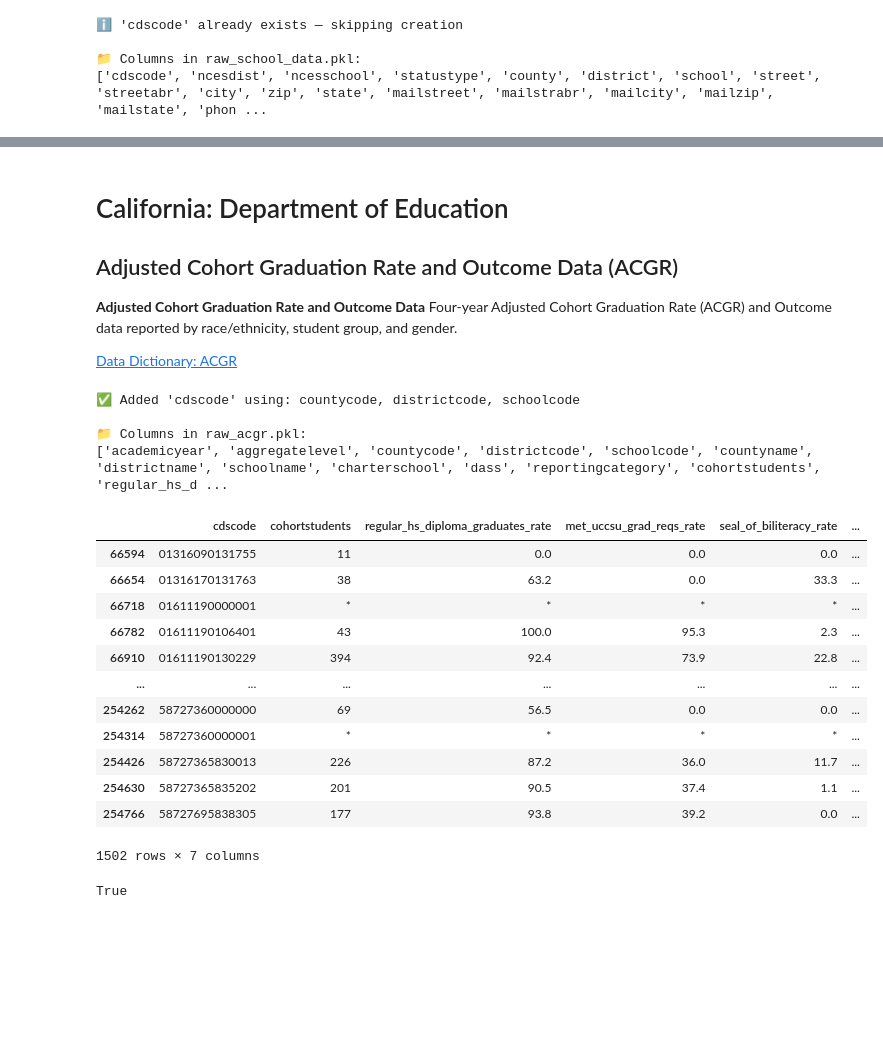
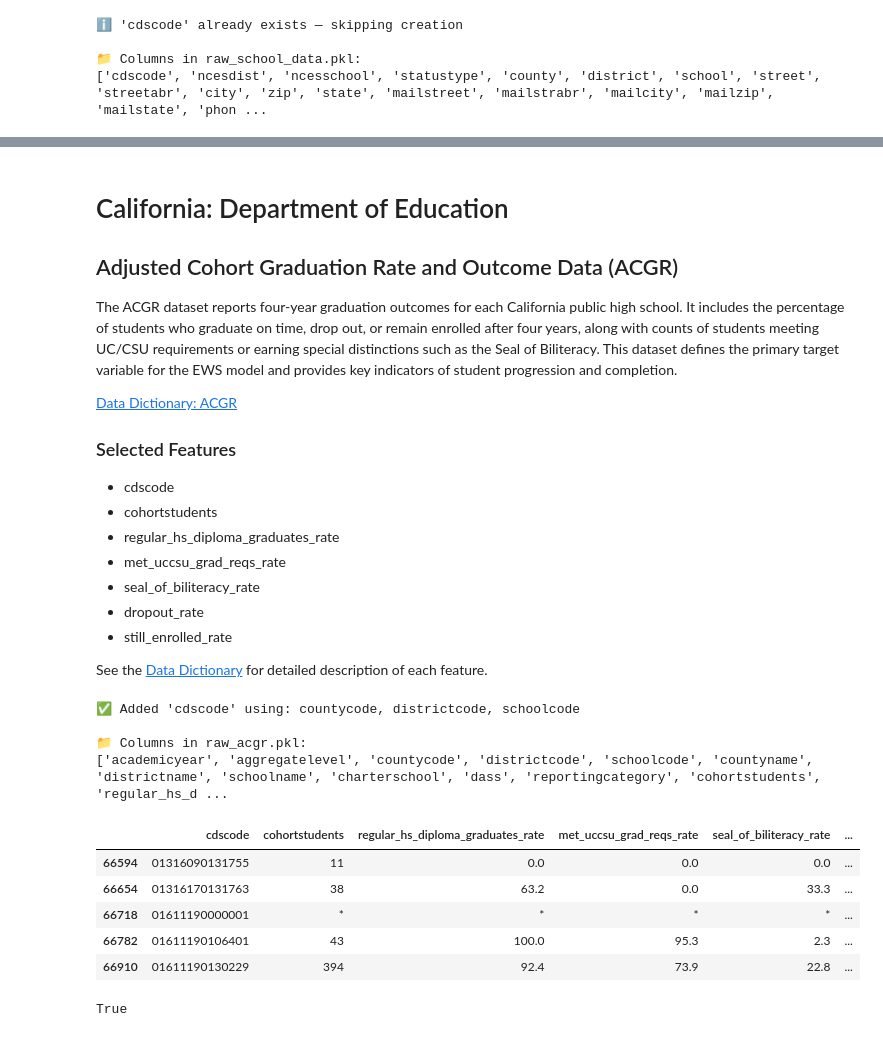
Before and after one commit to junclemente/ads599-capstone_project, a Jupyter notebook: library/01_data_preparation.ipynb, the cells around one changed output, grey strips where cells are left out. Drawn from its saved outputs; the diff is of its cells as text; code cells hidden in the pictures; blank space fills up the shorter version.

```diff
--- a/library/01_data_preparation.ipynb
+++ b/library/01_data_preparation.ipynb
@@ -140,10 +169,20 @@ df_schooldata.head()
 
 ## Adjusted Cohort Graduation Rate and Outcome Data (ACGR)
 
-**Adjusted Cohort Graduation Rate and Outcome Data**
-Four-year Adjusted Cohort Graduation Rate (ACGR) and Outcome data reported by race/ethnicity, student group, and gender.
+The ACGR dataset reports four-year graduation outcomes for each California public high school. It includes the percentage of students who graduate on time, drop out, or remain enrolled after four years, along with counts of students meeting UC/CSU requirements or earning special distinctions such as the Seal of Biliteracy. This dataset defines the primary target variable for the EWS model and provides key indicators of student progression and completion.
 
 [Data Dictionary: ACGR](https://www.cde.ca.gov/ds/ad/fsacgr.asp)
+
+### Selected Features
+- cdscode
+- cohortstudents
+- regular_hs_diploma_graduates_rate
+- met_uccsu_grad_reqs_rate
+- seal_of_biliteracy_rate
+- dropout_rate
+- still_enrolled_rate
+
+See the [Data Dictionary](../docs/data_dictionary.md) for detailed description of each feature.
 # %%
 df_acgr = rpkl(raw_pickle, "raw_acgr.pkl")
 # %% [output]
@@ -152,8 +191,7 @@ df_acgr = rpkl(raw_pickle, "raw_acgr.pkl")
 📁 Columns in raw_acgr.pkl:
 ['academicyear', 'aggregatelevel', 'countycode', 'districtcode', 'schoolcode', 'countyname', 'districtname', 'schoolname', 'charterschool', 'dass', 'reportingcategory', 'cohortstudents', 'regular_hs_d ...
 # %%
-# select columns
-
+# columns retained from dataset
 cols_acgr = [
  'cdscode',
 #  'academicyear',
@@ -174,41 +212,34 @@ cols_acgr = [
  'met_uccsu_grad_reqs_rate',
 #  'seal_of_biliteracy_count',
  'seal_of_biliteracy_rate', # language proficiency ???
 #  'golden_state_seal_merit_diploma_count',
 #  'golden_state_seal_merit_diploma_rate',
 #  'chspe_completer_count',
 #  'chspe_completer_rate',
 #  'adult_ed_hs_diploma_count',
 #  'adult_ed_hs_diploma_rate',
 #  'sped_certificate_count',
 #  'sped_certificate_rate',
 #  'ged_completer_count',
 #  'ged_completer_rate',
 #  'other_transfer_count',
 #  'other_transfer_rate',
 #  'dropout_count',
  'dropout_rate', # secondary target
 #  'still_enrolled_count',
  'still_enrolled_rate' # 5th year senior
  ]
 
 
 df_acgr = df_acgr[cols_acgr]
-df_acgr
+df_acgr.head()
 # %% [output]
 |  | cdscode | cohortstudents | regular_hs_diploma_graduates_rate | met_uccsu_grad_reqs_rate | seal_of_biliteracy_rate | ... |
 | 66594 | 01316090131755 | 11 | 0.0 | 0.0 | 0.0 | ... |
 | 66654 | 01316170131763 | 38 | 63.2 | 0.0 | 33.3 | ... |
 | 66718 | 01611190000001 | * | * | * | * | ... |
 | 66782 | 01611190106401 | 43 | 100.0 | 95.3 | 2.3 | ... |
 | 66910 | 01611190130229 | 394 | 92.4 | 73.9 | 22.8 | ... |
-| ... | ... | ... | ... | ... | ... | ... |
-| 254262 | 58727360000000 | 69 | 56.5 | 0.0 | 0.0 | ... |
-| 254314 | 58727360000001 | * | * | * | * | ... |
-| 254426 | 58727365830013 | 226 | 87.2 | 36.0 | 11.7 | ... |
-| 254630 | 58727365835202 | 201 | 90.5 | 37.4 | 1.1 | ... |
-| 254766 | 58727695838305 | 177 | 93.8 | 39.2 | 0.0 | ... |
-1502 rows × 7 columns
 # %%
 # checked cdscode is unique
 df_acgr["cdscode"].is_unique
```
Also changed, not shown: parts of 41 cells of this notebook, 3 other files.
